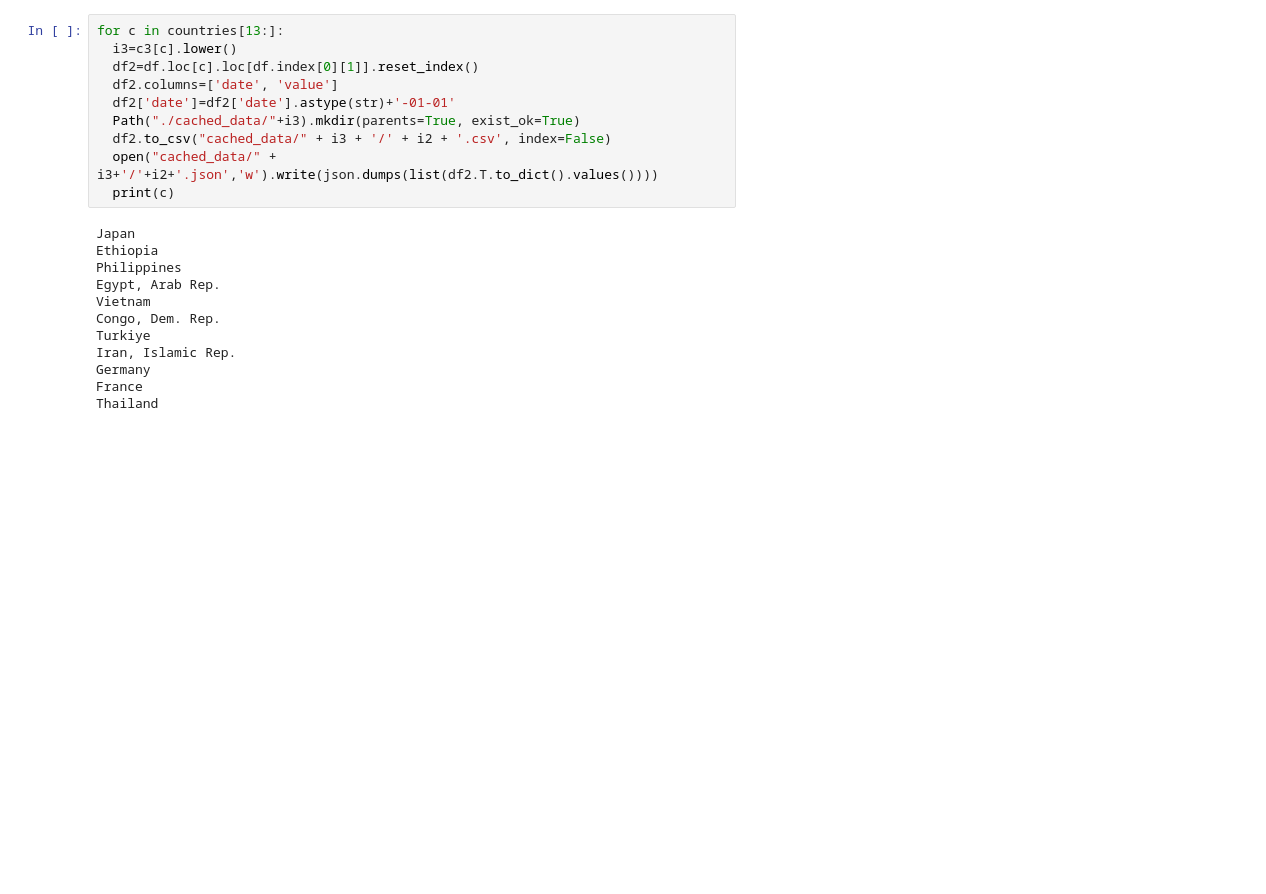
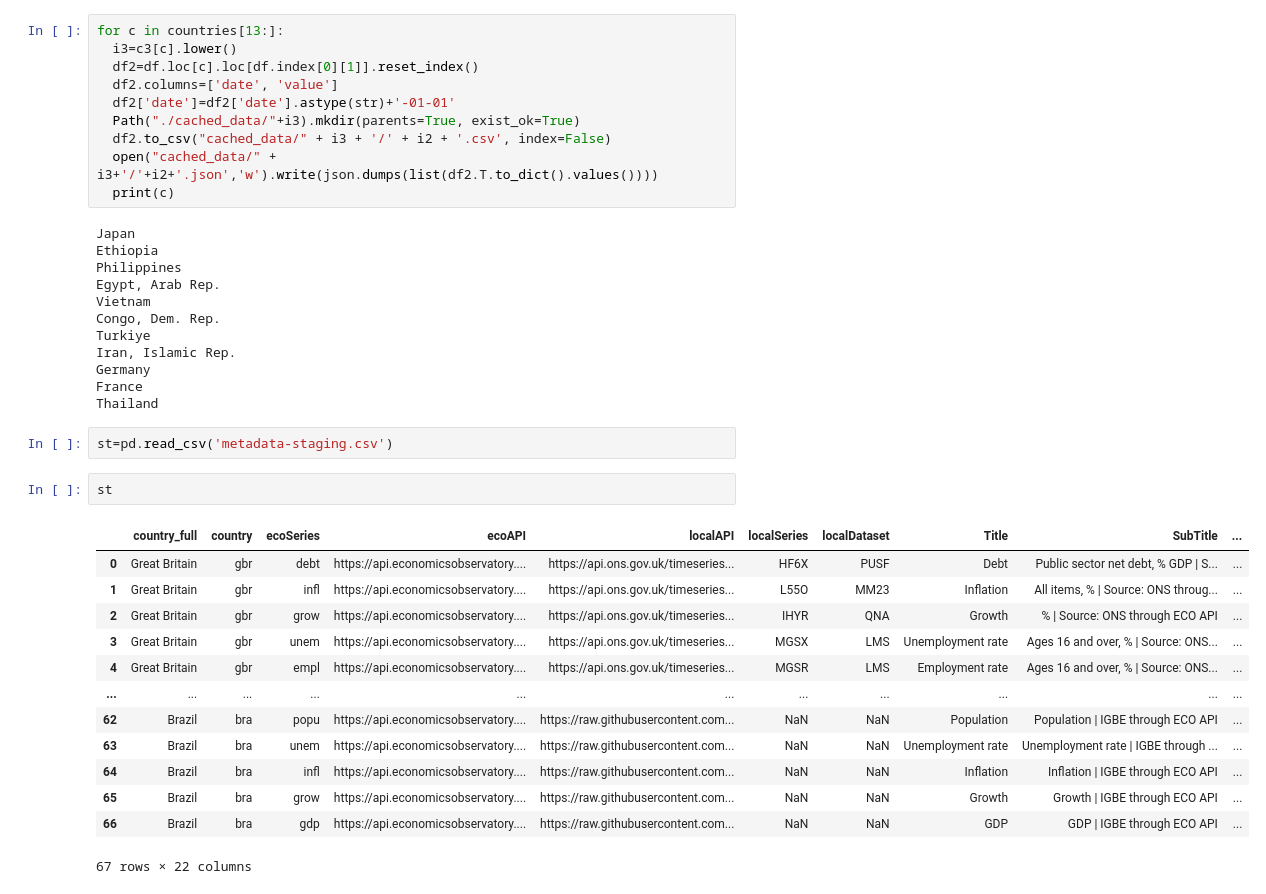
Before and after one commit to EconomicsObservatory/api, a Jupyter notebook: wb-getter.ipynb, the cells around one changed output. Drawn from its saved outputs; the diff is of its cells as text; blank space fills up the shorter version.

Commit message:
updates staging with test data

```diff
--- a/wb-getter.ipynb
+++ b/wb-getter.ipynb
@@ -156,3 +156,21 @@ Iran, Islamic Rep.
 Germany
 France
 Thailand
+# %%
+st=pd.read_csv('metadata-staging.csv')
+# %%
+st
+# %% [output]
+|  | country_full | country | ecoSeries | ecoAPI | localAPI | localSeries | localDataset | Title | SubTitle | ... |
+| 0 | Great Britain | gbr | debt | https://api.economicsobservatory.... | https://api.ons.gov.uk/timeseries... | HF6X | PUSF | Debt | Public sector net debt, % GDP | S... | ... |
+| 1 | Great Britain | gbr | infl | https://api.economicsobservatory.... | https://api.ons.gov.uk/timeseries... | L55O | MM23 | Inflation | All items, % | Source: ONS throug... | ... |
+| 2 | Great Britain | gbr | grow | https://api.economicsobservatory.... | https://api.ons.gov.uk/timeseries... | IHYR | QNA | Growth | % | Source: ONS through ECO API | ... |
+| 3 | Great Britain | gbr | unem | https://api.economicsobservatory.... | https://api.ons.gov.uk/timeseries... | MGSX | LMS | Unemployment rate | Ages 16 and over, % | Source: ONS... | ... |
+| 4 | Great Britain | gbr | empl | https://api.economicsobservatory.... | https://api.ons.gov.uk/timeseries... | MGSR | LMS | Employment rate | Ages 16 and over, % | Source: ONS... | ... |
+| ... | ... | ... | ... | ... | ... | ... | ... | ... | ... | ... |
+| 62 | Brazil | bra | popu | https://api.economicsobservatory.... | https://raw.githubusercontent.com... | NaN | NaN | Population | Population | IGBE through ECO API | ... |
+| 63 | Brazil | bra | unem | https://api.economicsobservatory.... | https://raw.githubusercontent.com... | NaN | NaN | Unemployment rate | Unemployment rate | IGBE through ... | ... |
+| 64 | Brazil | bra | infl | https://api.economicsobservatory.... | https://raw.githubusercontent.com... | NaN | NaN | Inflation | Inflation | IGBE through ECO API | ... |
+| 65 | Brazil | bra | grow | https://api.economicsobservatory.... | https://raw.githubusercontent.com... | NaN | NaN | Growth | Growth | IGBE through ECO API | ... |
+| 66 | Brazil | bra | gdp | https://api.economicsobservatory.... | https://raw.githubusercontent.com... | NaN | NaN | GDP | GDP | IGBE through ECO API | ... |
+67 rows × 22 columns
```
Also changed, not shown: 1 other file.
